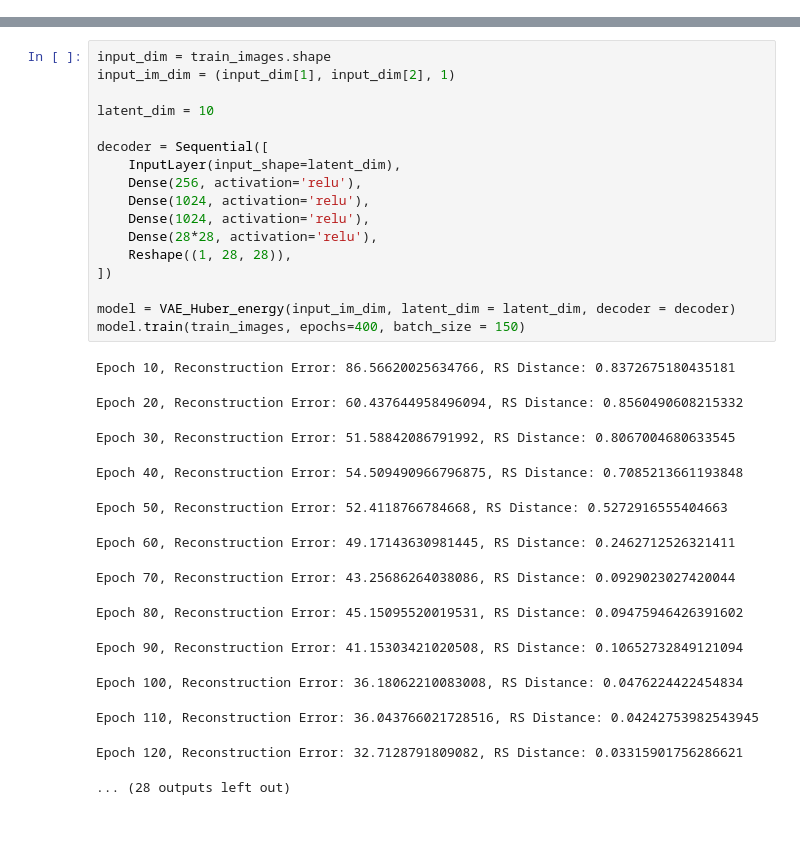
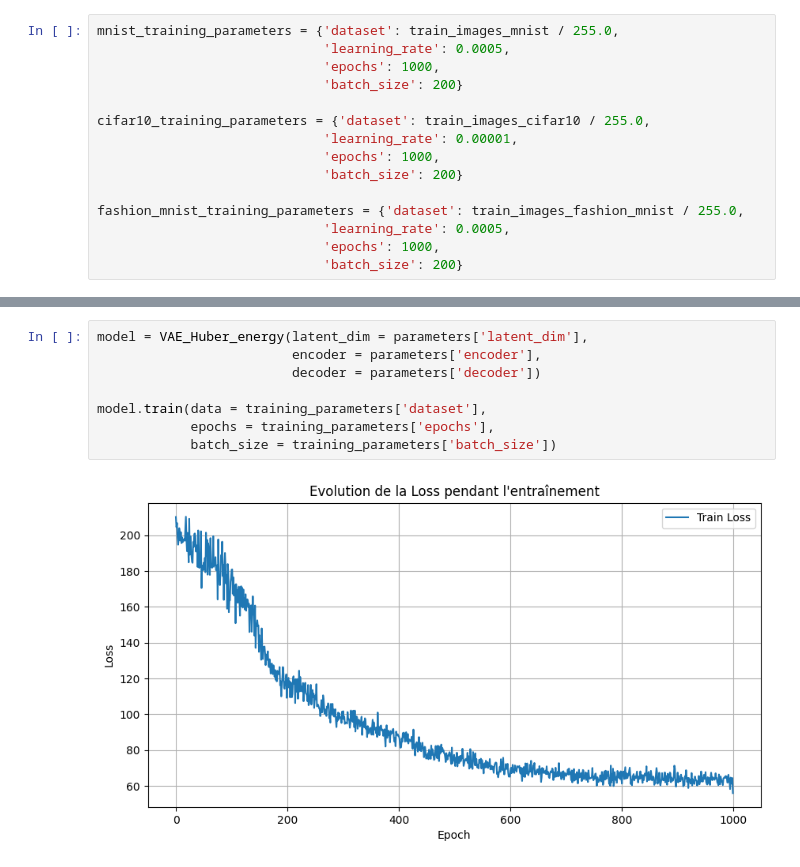
Before and after one commit to gregoiremrr/Huber_energy_VAE, a Jupyter notebook: main.ipynb, the cells around one changed output, grey strips where cells are left out. Drawn from its saved outputs; the diff is of its cells as text; blank space fills up the shorter version.

```diff
--- a/main.ipynb
+++ b/main.ipynb
@@ -16,0 +26,15 @@ True
+# %%
+mnist_training_parameters = {'dataset': train_images_mnist / 255.0,
+                             'learning_rate': 0.0005,
+                             'epochs': 1000,
+                             'batch_size': 200}
+
+cifar10_training_parameters = {'dataset': train_images_cifar10 / 255.0,
+                             'learning_rate': 0.00001,
+                             'epochs': 1000,
+                             'batch_size': 200}
+
+fashion_mnist_training_parameters = {'dataset': train_images_fashion_mnist / 255.0,
+                             'learning_rate': 0.0005,
+                             'epochs': 1000,
+                             'batch_size': 200}
@@ -132,32 +210,11 @@ class VAE_Huber_energy:
-# %%
-input_dim = train_images.shape
-input_im_dim = (input_dim[1], input_dim[2], 1)
-
-latent_dim = 10
-
-decoder = Sequential([
-    InputLayer(input_shape=latent_dim),
-    Dense(256, activation='relu'),
-    Dense(1024, activation='relu'),
-    Dense(1024, activation='relu'),
-    Dense(28*28, activation='relu'),
-    Reshape((1, 28, 28)),
-])
-
-model = VAE_Huber_energy(input_im_dim, latent_dim = latent_dim, decoder = decoder)
-model.train(train_images, epochs=400, batch_size = 150)
-# %% [output]
-Epoch 10, Reconstruction Error: 86.56620025634766, RS Distance: 0.8372675180435181
-Epoch 20, Reconstruction Error: 60.437644958496094, RS Distance: 0.8560490608215332
-Epoch 30, Reconstruction Error: 51.58842086791992, RS Distance: 0.8067004680633545
-Epoch 40, Reconstruction Error: 54.509490966796875, RS Distance: 0.7085213661193848
-Epoch 50, Reconstruction Error: 52.4118766784668, RS Distance: 0.5272916555404663
-Epoch 60, Reconstruction Error: 49.17143630981445, RS Distance: 0.2462712526321411
-Epoch 70, Reconstruction Error: 43.25686264038086, RS Distance: 0.0929023027420044
-Epoch 80, Reconstruction Error: 45.15095520019531, RS Distance: 0.09475946426391602
-Epoch 90, Reconstruction Error: 41.15303421020508, RS Distance: 0.10652732849121094
-Epoch 100, Reconstruction Error: 36.18062210083008, RS Distance: 0.0476224422454834
-Epoch 110, Reconstruction Error: 36.043766021728516, RS Distance: 0.04242753982543945
-Epoch 120, Reconstruction Error: 32.7128791809082, RS Distance: 0.03315901756286621
-... (28 outputs left out)
+# %%
+model = VAE_Huber_energy(latent_dim = parameters['latent_dim'],
+                         encoder = parameters['encoder'],
+                         decoder = parameters['decoder'])
+
+model.train(data = training_parameters['dataset'],
+            epochs = training_parameters['epochs'],
+            batch_size = training_parameters['batch_size'])
+# %% [output]
+[figure, added]
 # %%
```
Also changed, not shown: parts of 9 cells of this notebook.
